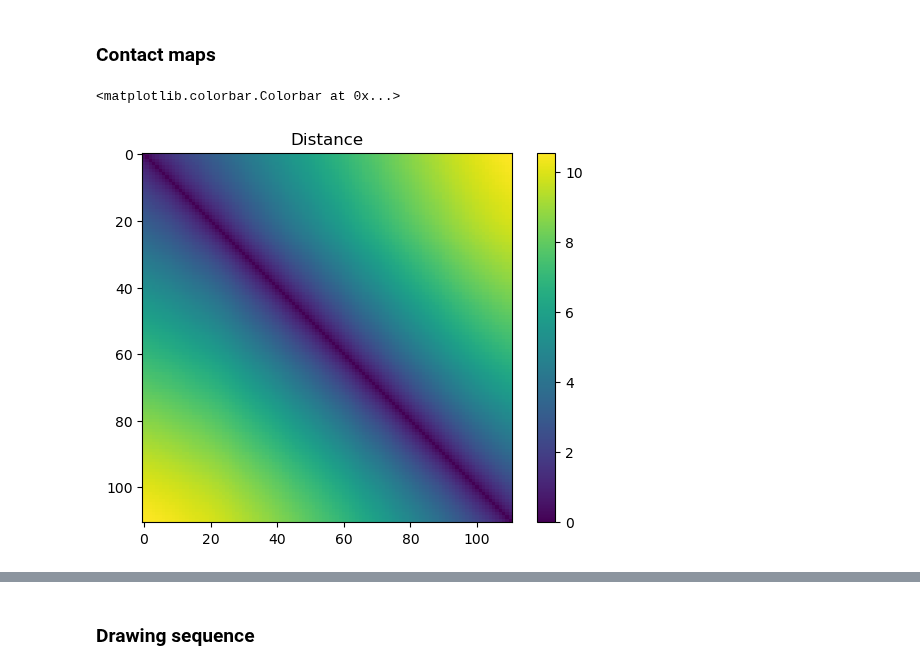
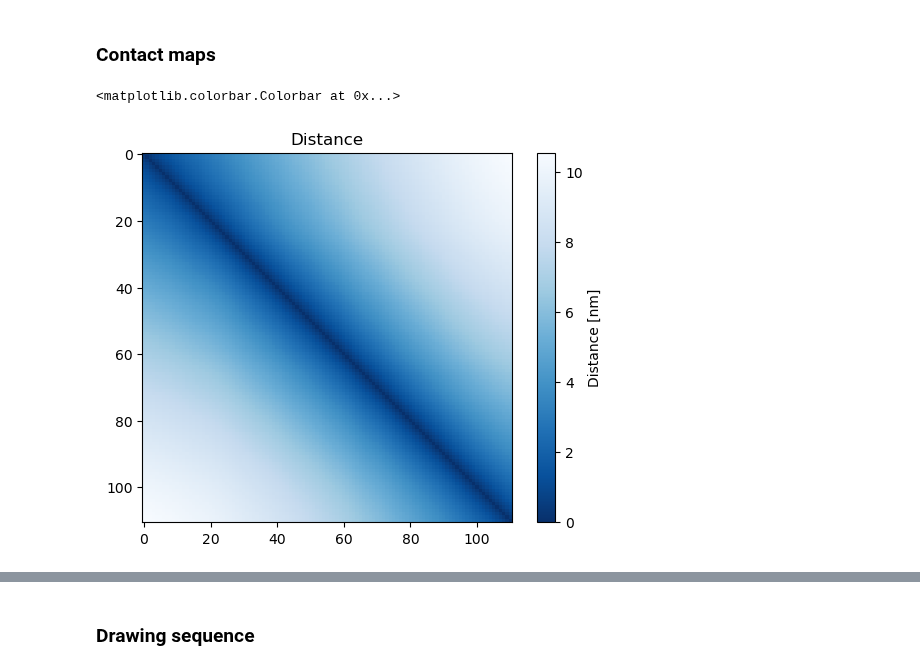
Before and after one commit to frederikespersen/OrthoIDP, a Jupyter notebook: exp/initial/initial.ipynb, the cells around one changed output, grey strips where cells are left out. Saved outputs shown, nothing was run; the diff lists cells and outputs as text; code cells hidden in the pictures.

```diff
--- a/exp/initial/initial.ipynb
+++ b/exp/initial/initial.ipynb
@@ -206,11 +218,11 @@ example = metadata.loc['H1-0_WT']
 distances = analyse_utils.compute_distance_contact(example.traj)
 # %%
 # Plotting distance contact map
-plt.imshow(distances.mean(axis=0))
+plt.imshow(distances.mean(axis=0), cmap=plt.cm.get_cmap('Blues_r'))
 plt.title("Distance")
-plt.colorbar()
+plt.colorbar(label="Distance [nm]")
 # %% [output]
 <matplotlib.colorbar.Colorbar at 0x...>
-[figure, old version]
+[figure, new version]
 # %%
 # Calculating interaction energies
```
Also changed, not shown: parts of 14 cells of this notebook.
